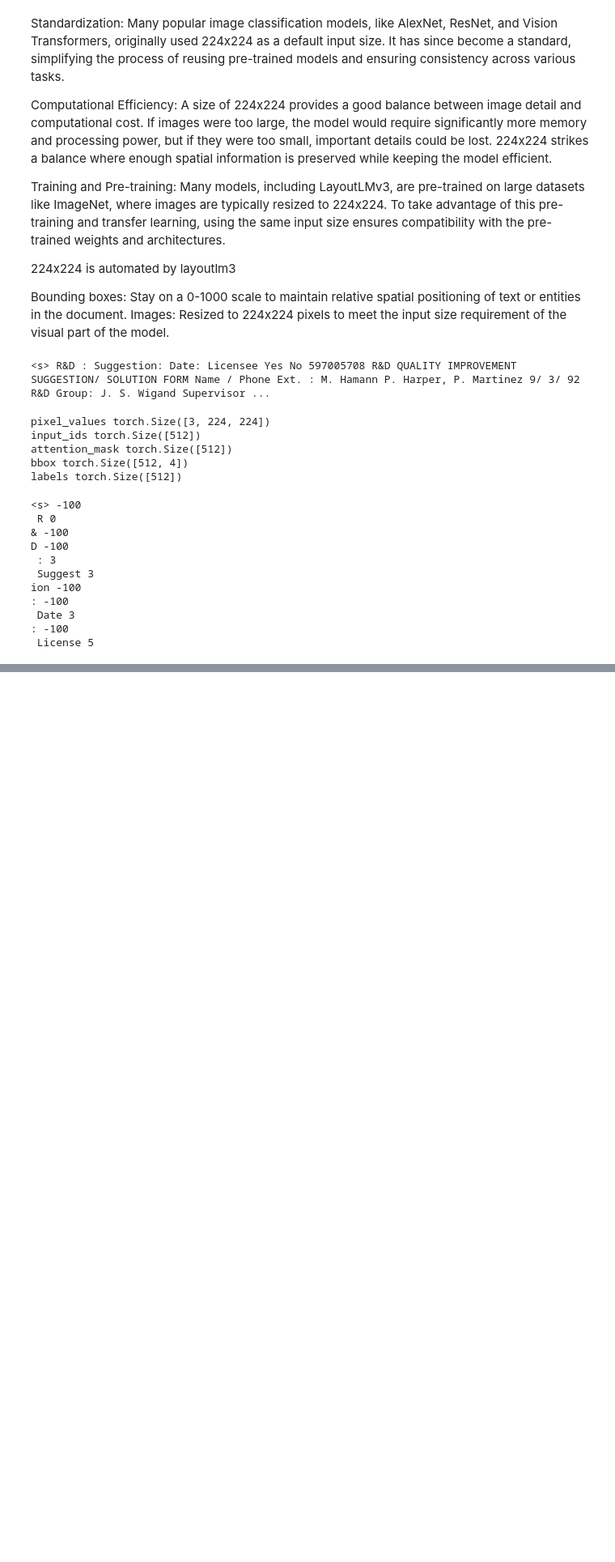
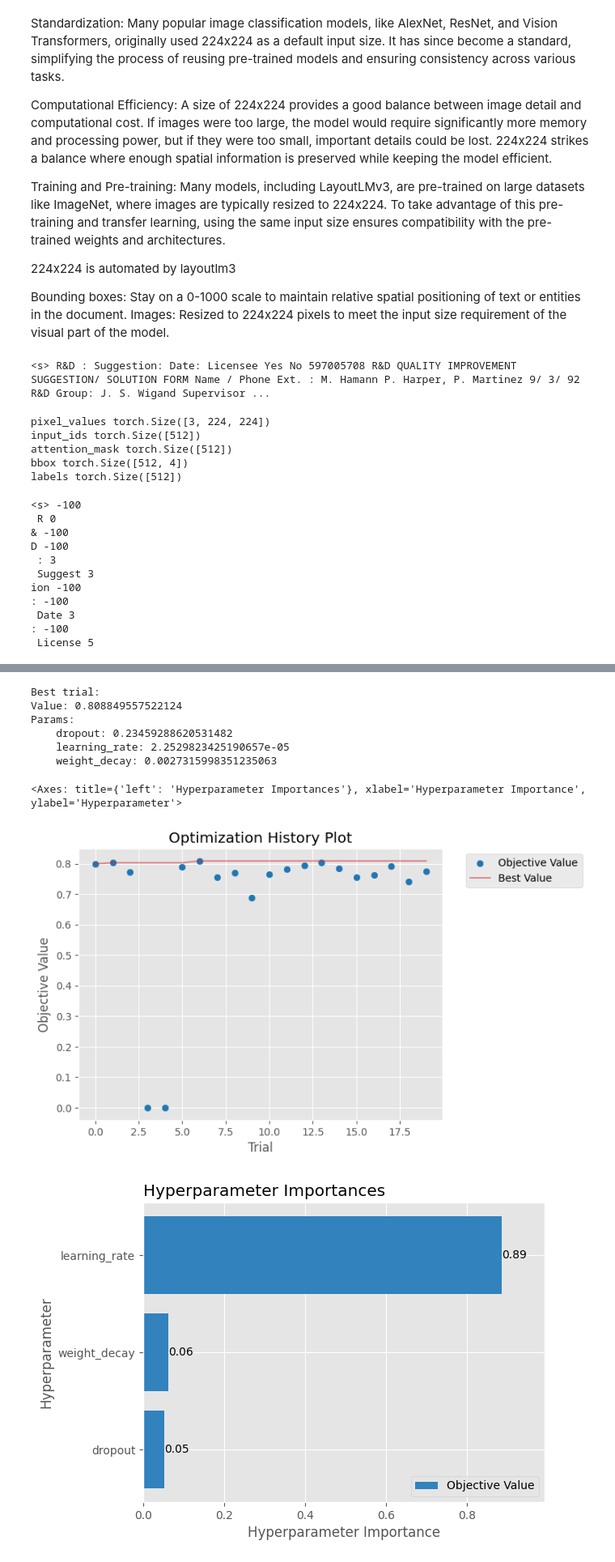
Before and after one commit to johnTrs/capstone, a Jupyter notebook: Datasets/models/layoutlm.ipynb, the cells around one changed output, grey strips where cells are left out. Shown at 81% size. Drawn from its saved outputs; the diff is of its cells as text; code cells hidden in the pictures; blank space fills up the shorter version.

Commit message:
optuna done

```diff
--- a/Datasets/models/layoutlm.ipynb
+++ b/Datasets/models/layoutlm.ipynb
@@ -350,3 +337,32 @@ KeyboardInterrupt:
+# %%
+import pickle
+
+# Save the study to a pickle file
+with open("optuna_study.pkl", "wb") as f:
+    pickle.dump(study, f)
+# %%
+# To load the study later
+with open("optuna_study.pkl", "rb") as f:
+    study = pickle.load(f)
+# %%
+# Show the best parameters and best value
+print(f"Best trial: \nValue: {study.best_trial.value}\nParams: ")
+for key, value in study.best_trial.params.items():
+    print(f"    {key}: {value}")
+
+# Plotting all the results
+optuna.visualization.matplotlib.plot_optimization_history(study)
+optuna.visualization.matplotlib.plot_param_importances(study)
+# %% [output]
+Best trial:
+Value: 0.808849557522124
+Params:
+    dropout: 0.23459288620531482
+    learning_rate: 2.2529823425190657e-05
+    weight_decay: 0.0027315998351235063
+<Axes: title={'left': 'Hyperparameter Importances'}, xlabel='Hyperparameter Importance', ylabel='Hyperparameter'>
+[figure, added]
+[figure, added]
 # %%
 import matplotlib.pyplot as plt
 
```
Also changed, not shown: parts of 3 cells of this notebook, 2 other files.
